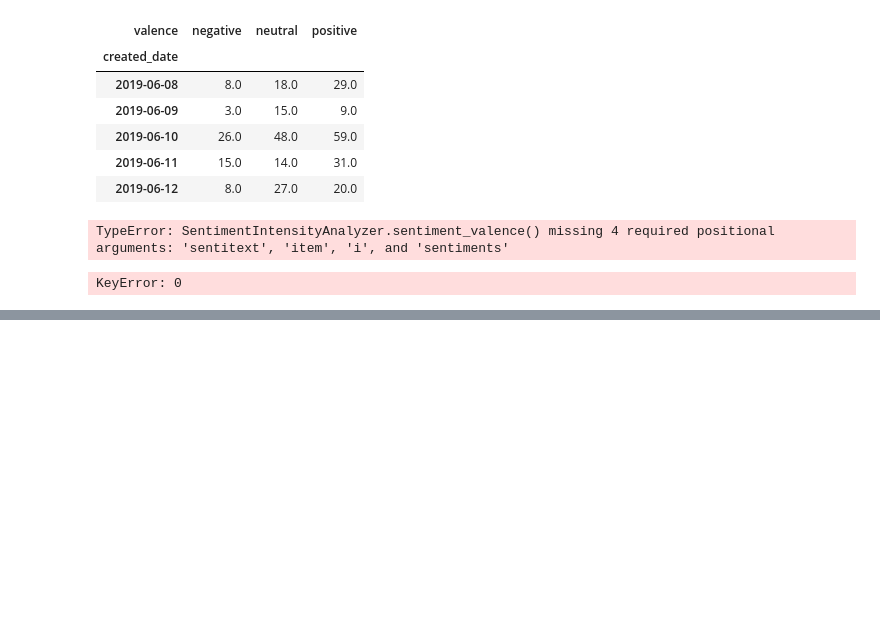
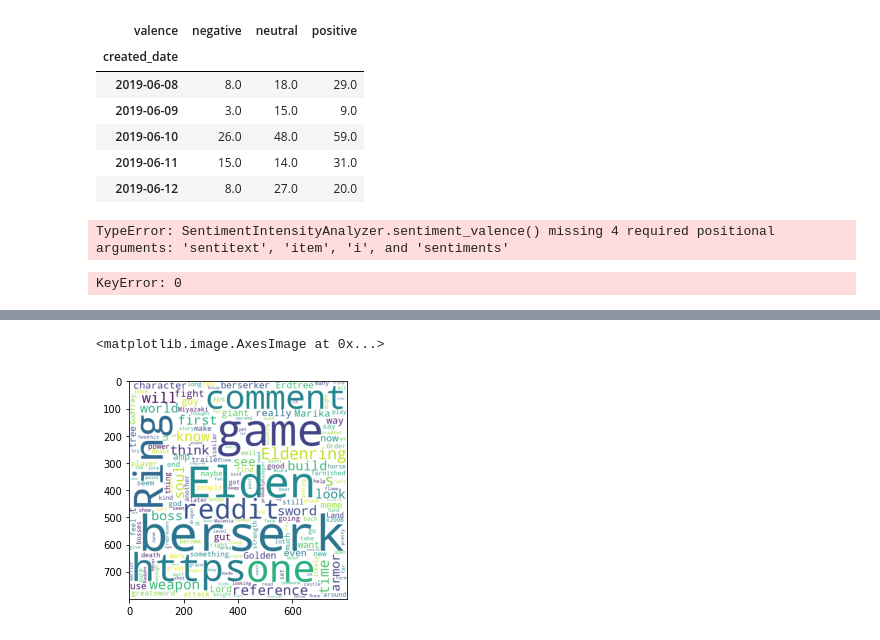
Before and after one commit to NeoJersey/analysis-of-r-eldenring, a Jupyter notebook: Sentiment.ipynb, the cells around one changed output, grey strips where cells are left out. Saved outputs shown, nothing was run; the diff lists cells and outputs as text; code cells hidden in the pictures; blank space fills up the shorter version.

```diff
--- a/Sentiment.ipynb
+++ b/Sentiment.ipynb
@@ -112,0 +132,10 @@ KeyError: 0
+# %%
+from wordcloud import WordCloud
+
+df_cha = df.query("contents.str.contains('{}')".format("berserk"), engine="python")
+wordcloud = WordCloud(width=800, height=800, background_color="white", collocations=False).generate(". ".join(df_cha.contents))
+
+plt.imshow(wordcloud)
+# %% [output]
+<matplotlib.image.AxesImage at 0x...>
+[figure, added]
```
Also changed, not shown: parts of 23 cells of this notebook, 3 other files.
